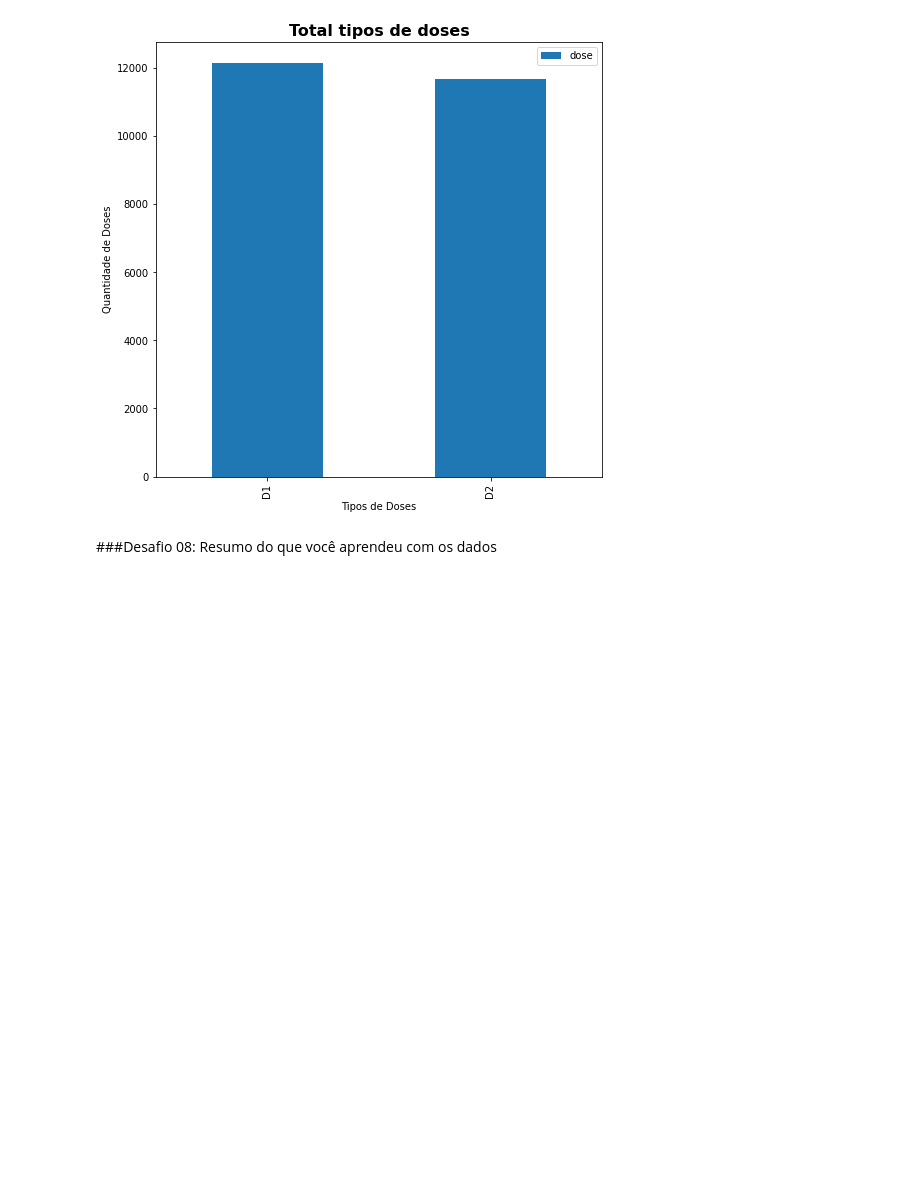
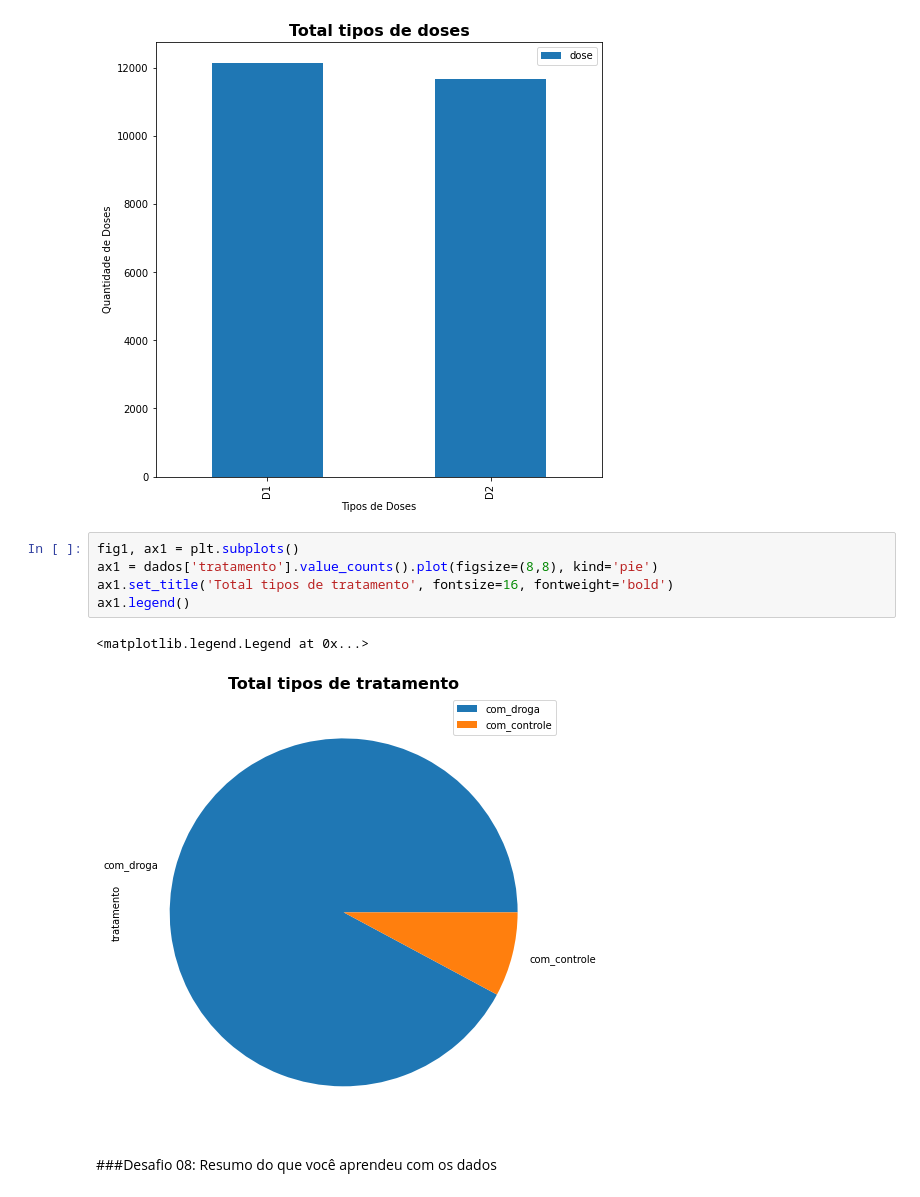
Before and after one commit to gmarink/imersao-dados-alura, a Jupyter notebook: Aula1/aula1_imersao_dados3.ipynb, the cells around one changed output. Cells and saved outputs as stored; diff of their text form; blank space fills up the shorter version.

```diff
--- a/Aula1/aula1_imersao_dados3.ipynb
+++ b/Aula1/aula1_imersao_dados3.ipynb
@@ -109,6 +109,14 @@ ax.legend()
 # %% [output]
 <matplotlib.legend.Legend at 0x...>
 [figure]
+# %%
+fig1, ax1 = plt.subplots()
+ax1 = dados['tratamento'].value_counts().plot(figsize=(8,8), kind='pie')
+ax1.set_title('Total tipos de tratamento', fontsize=16, fontweight='bold')
+ax1.legend()
+# %% [output]
+<matplotlib.legend.Legend at 0x...>
+[figure, added]
 # %% [markdown]
 ###Desafio 08: Resumo do que você aprendeu com os dados
 # %% [markdown]
```
